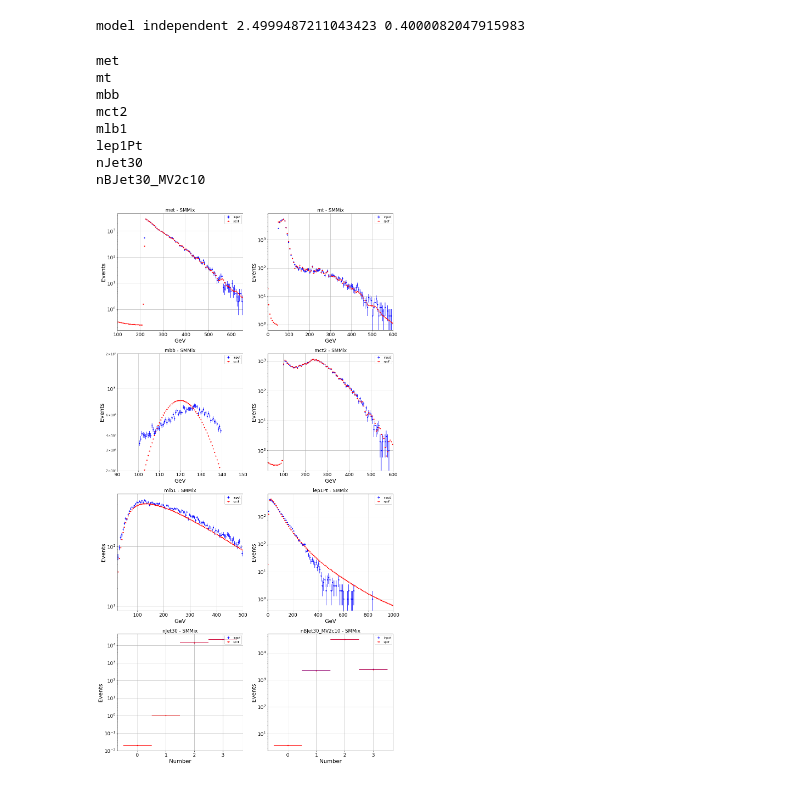
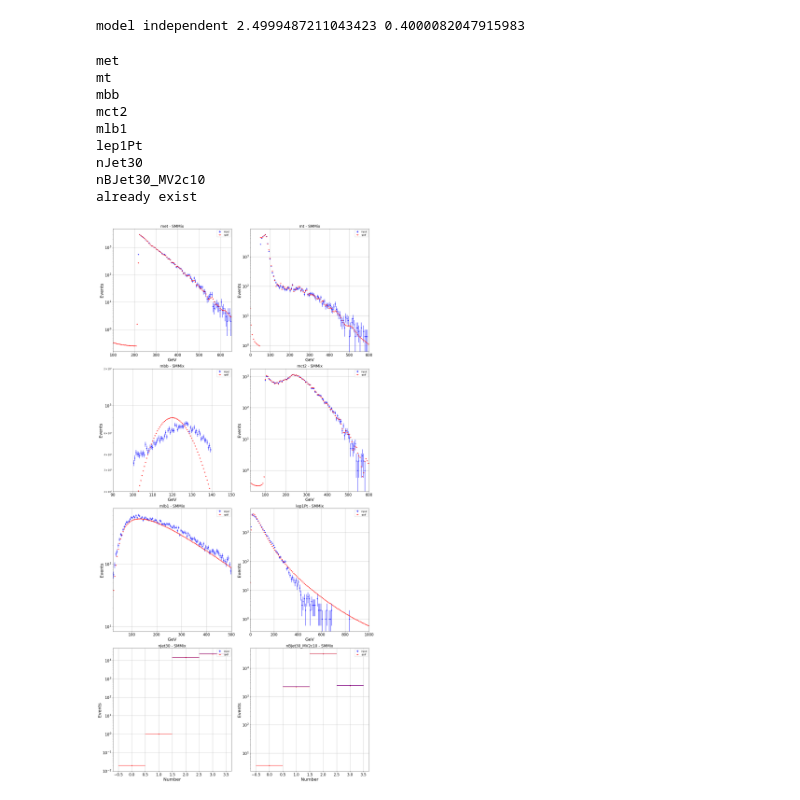
Before and after one commit to robomorelli/Vae_bachelor_thesis_code, a Jupyter notebook: 043_mod_ind_test_reconstruction.ipynb, the cells around one changed output. Cells and saved outputs as stored; diff of their text form; code cells hidden in the pictures.

Commit message:
reconstruction plot

```diff
--- a/043_mod_ind_test_reconstruction.ipynb
+++ b/043_mod_ind_test_reconstruction.ipynb
@@ -498,6 +497,11 @@ elif path.split('/')[1] == 'model_dependent':
     print('model dependent split test', split_test, len(test)/len(back))
 # %% [output]
 model independent 2.4999487211043423 0.4000082047915983
+# %%
+bump_feat = path.split('/')[2]
+bump_weights = path.split('/')[3]
+# %%
+save = True
 # %%
 end = None
 
@@ -576,36 +580,36 @@ for i,hlf_name in enumerate(active_hlf_features):
 
         ax_arr[int(i/2), i%2].errorbar(bincenters, bin_content, xerr=bin_width/2., yerr=np.sqrt(bin_content), fmt='.b', label='input')
         ax_arr[int(i/2), i%2].errorbar(bincenters, spdf_bin_content, xerr=bin_width/2., fmt='.r', label='spdf')
         ax_arr[int(i/2), i%2].ticklabel_format(axis='y', style='sci')
         ax_arr[int(i/2), i%2].grid()
         ax_arr[int(i/2), i%2].set_title(hlf_name + ' - SMMix', size ='xx-large')
         ax_arr[int(i/2), i%2].legend(loc='best')
         ax_arr[int(i/2), i%2].set_yscale('log')
         ax_arr[int(i/2), i%2].set_xlabel('Number', fontsize = 20)
         ax_arr[int(i/2), i%2].set_ylabel('Events', fontsize=20)
         ax_arr[int(i/2), i%2].legend(loc='best')
 
     ax_arr[int(i/2), i%2].tick_params(labelsize='xx-large')
 
-plt.show()
-
 if save:
-    check_path = Path('plot_results/reconstruction_plot/mix/{}/{}/{}'.format(bump_feat, bump_weights,
-        '_'.join([str(x) for x in N_mix])))
+    check_path = Path('plot_results/reconstruction_plot/{}/{}'.format(bump_feat, bump_weights))
 
 if check_path.exists():
     print('already exist')
 else:
     os.makedirs(str(check_path))
+plt.tight_layout()
+plt.savefig(str(check_path) + '/'+'reconstruction.pdf')
 
-plt.savefig(str(check_path) + '/'+'_N_{}_{}_{}.pdf'.format(N_mix[0],N_mix[1],N_mix[2]))
+plt.show()
 # %% [output]
 met
 mt
 mbb
 mct2
 mlb1
 lep1Pt
 nJet30
 nBJet30_MV2c10
+already exist
-[figure, old version]
+[figure, new version]
```
Also changed, not shown: parts of 1 cell of this notebook.
